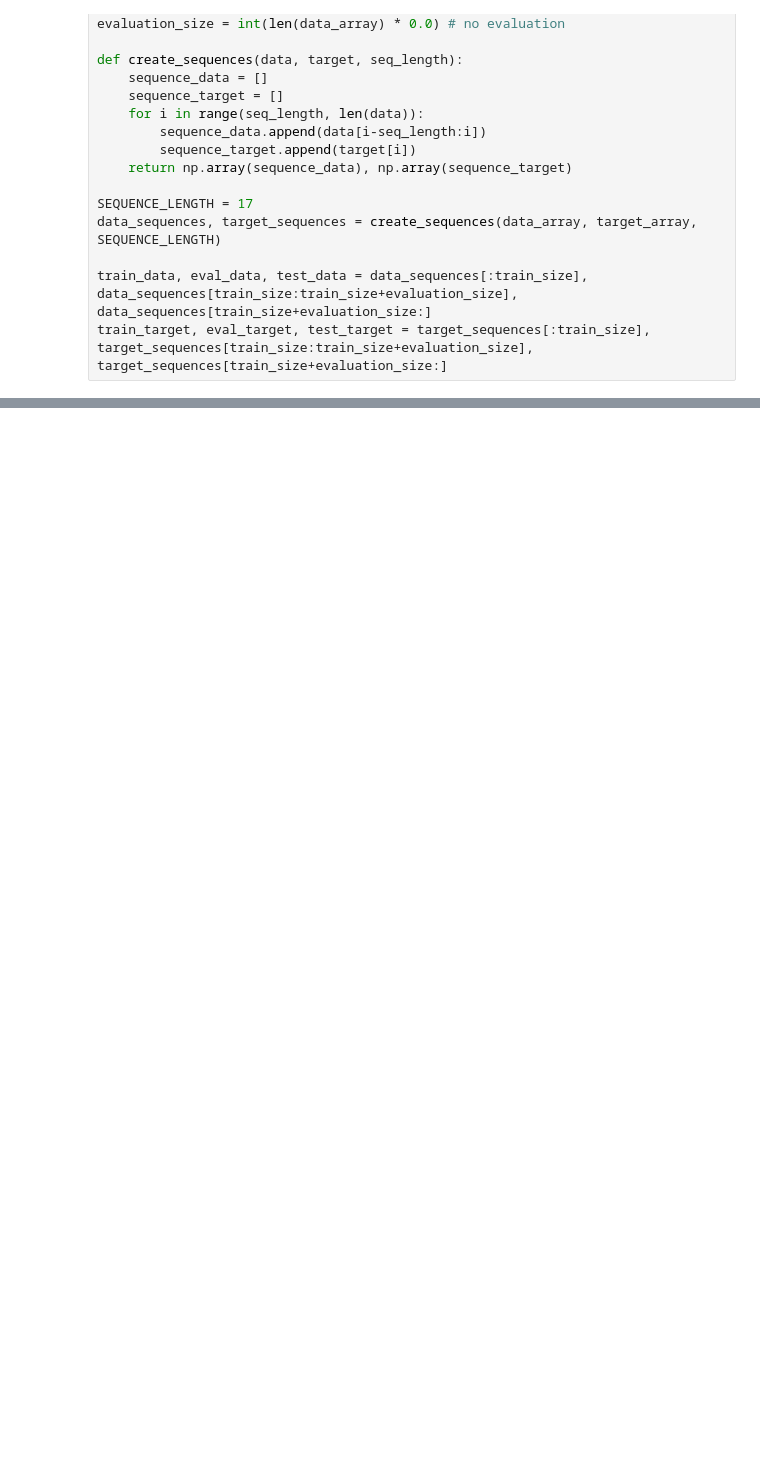
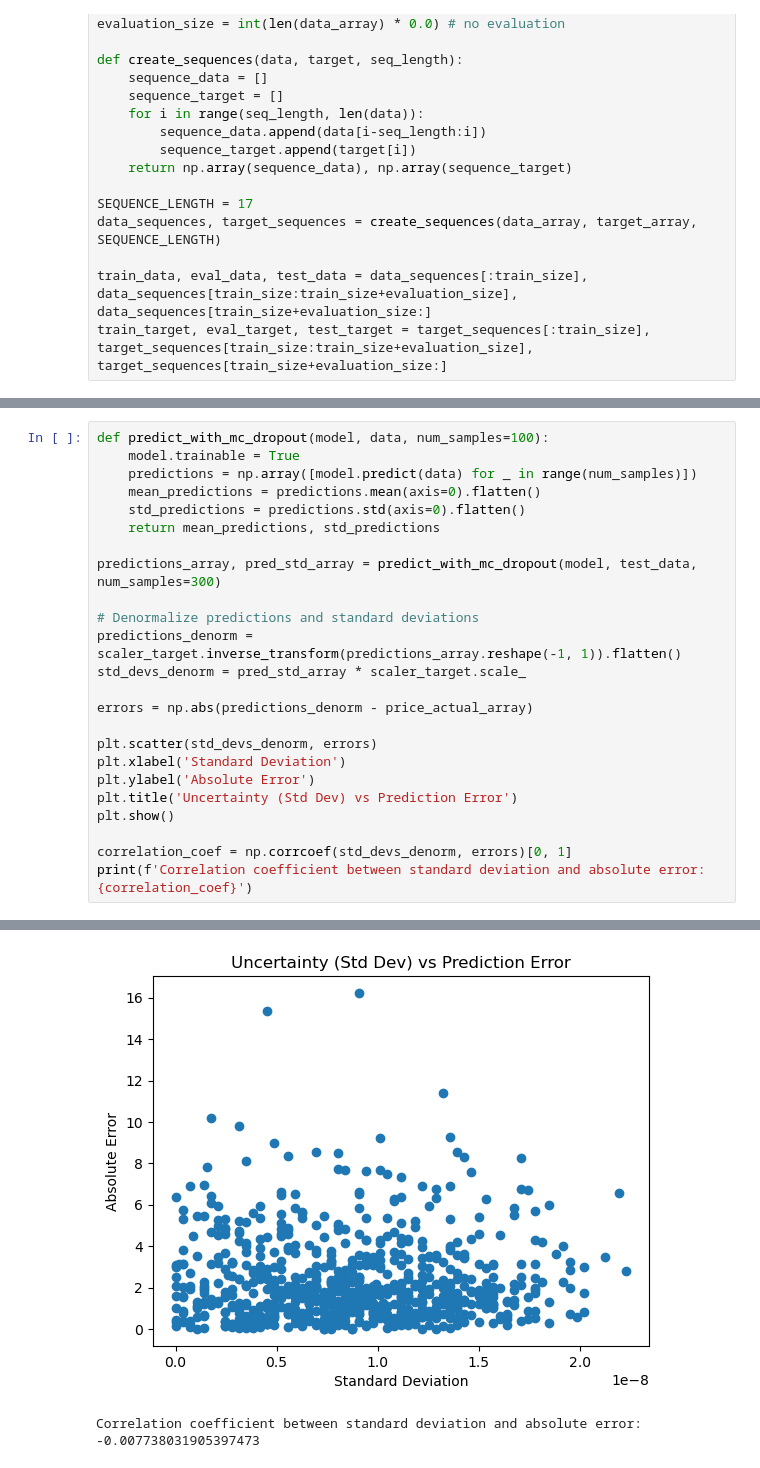
Before and after one commit to the-future-dev/ml-finance, a Jupyter notebook: stock-predictor-ai/code/LSTM_adj_close.ipynb, the cells around one changed output, grey strips where cells are left out. Cells and saved outputs as stored; diff of their text form; blank space fills up the shorter version.

```diff
--- a/stock-predictor-ai/code/LSTM_adj_close.ipynb
+++ b/stock-predictor-ai/code/LSTM_adj_close.ipynb
@@ -119,0 +198,25 @@ plot_results(price_actual_array, price_predicted_array, target_column_name)
+# %%
+def predict_with_mc_dropout(model, data, num_samples=100):
+    model.trainable = True
+    predictions = np.array([model.predict(data) for _ in range(num_samples)])
+    mean_predictions = predictions.mean(axis=0).flatten()
+    std_predictions = predictions.std(axis=0).flatten()
+    return mean_predictions, std_predictions
+
+predictions_array, pred_std_array = predict_with_mc_dropout(model, test_data, num_samples=300)
+
+# Denormalize predictions and standard deviations
+predictions_denorm = scaler_target.inverse_transform(predictions_array.reshape(-1, 1)).flatten()
+std_devs_denorm = pred_std_array * scaler_target.scale_
+
+errors = np.abs(predictions_denorm - price_actual_array)
+
+plt.scatter(std_devs_denorm, errors)
+plt.xlabel('Standard Deviation')
+plt.ylabel('Absolute Error')
+plt.title('Uncertainty (Std Dev) vs Prediction Error')
+plt.show()
+
+correlation_coef = np.corrcoef(std_devs_denorm, errors)[0, 1]
+print(f'Correlation coefficient between standard deviation and absolute error: {correlation_coef}')
+# %% [output]
@@ -119,0 +240,2 @@ plot_results(price_actual_array, price_predicted_array, target_column_name)
+[figure, added]
+Correlation coefficient between standard deviation and absolute error: -0.007738031905397473
```
Also changed, not shown: parts of 11 cells of this notebook, 6 other files.
